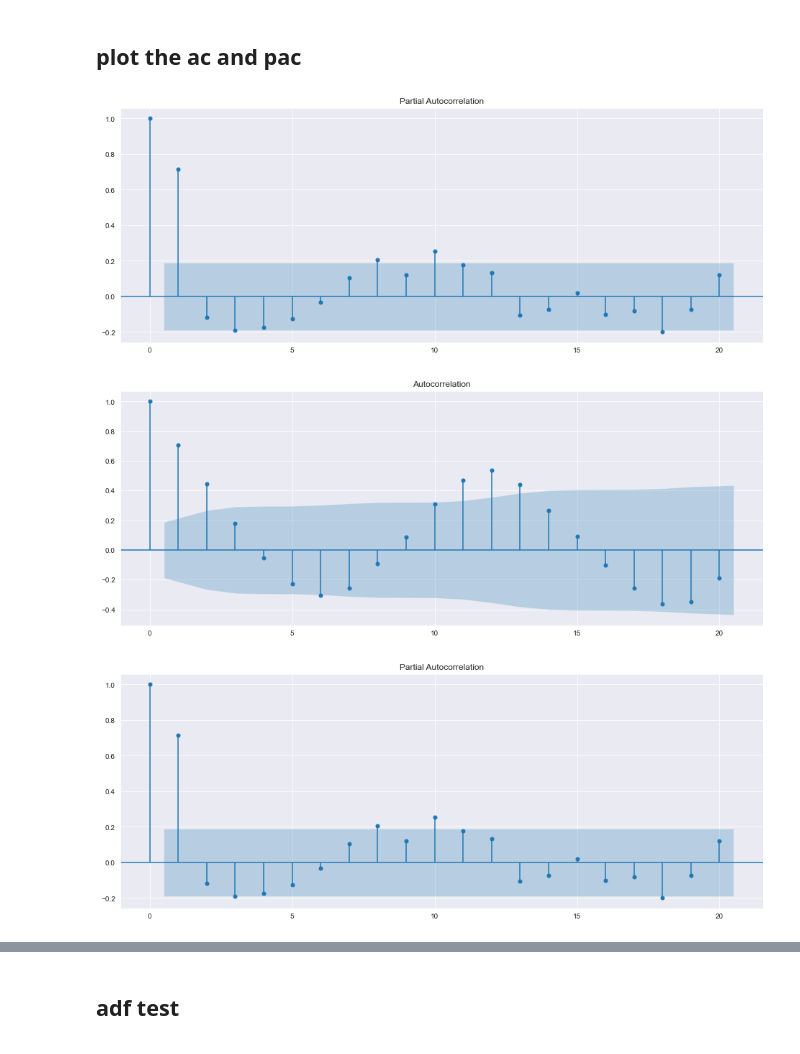
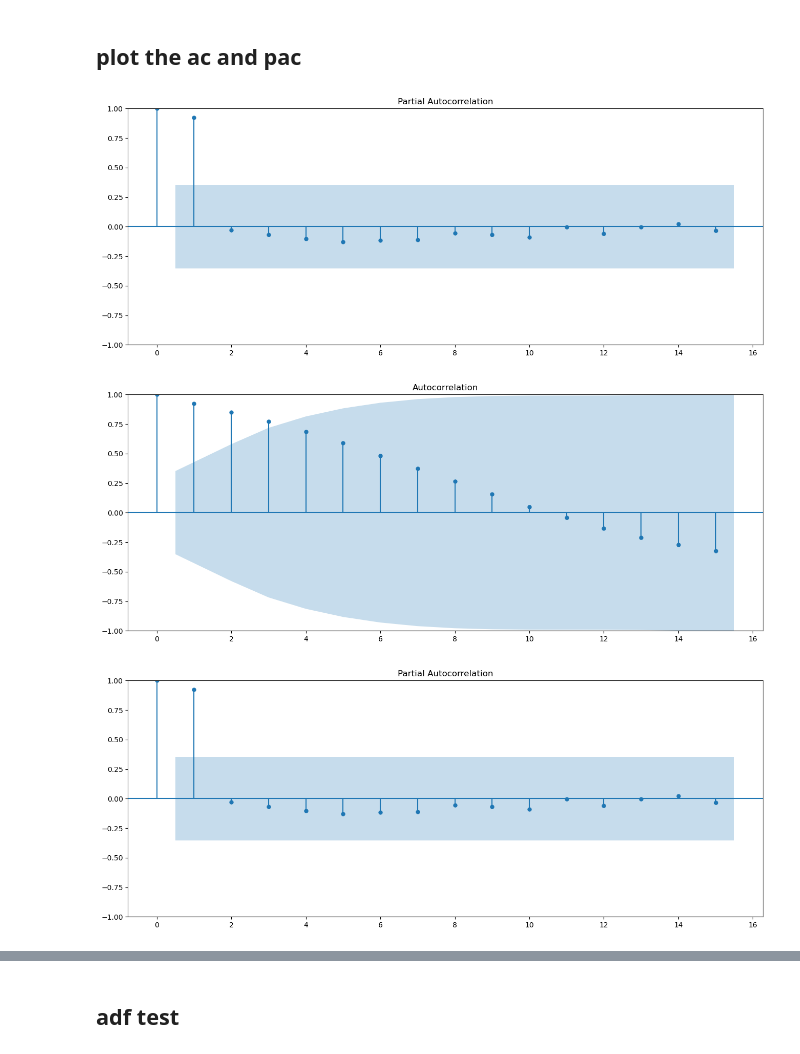
Before and after one commit to Michael-Morgan-Giles/regression_analysis, a Jupyter notebook: 3_time_series/time_series_intro.ipynb, the cells around one changed output, grey strips where cells are left out. Saved outputs shown, nothing was run; the diff lists cells and outputs as text; code cells hidden in the pictures.

```diff
--- a/3_time_series/time_series_intro.ipynb
+++ b/3_time_series/time_series_intro.ipynb
@@ -11,7 +18,6 @@ from statsmodels.iolib.summary2 import summary_col
 # %% [markdown]
 ## set up seaborn parameters for plotting
 # %%
-sns.set_style('darkgrid')
 pd.plotting.register_matplotlib_converters()
 # Default figure size
 sns.mpl.rc('figure',figsize=(16, 6))
@@ -41,0 +24,17 @@ df.head()
+# %%
+df = pd.read_csv("https://raw.githubusercontent.com/Michael-Morgan-Giles/python-causality-handbook/refs/heads/master/causal-inference-for-the-brave-and-true/data/smoking.csv")
+
+# filter for california
+df = df[df['california'] == True]
+
+# add binary variable for excise tax intro
+df['excise_tax_intro'] = np.where(df['after_treatment'] == True,1,0)
+
+df = df[['year', 'cigsale','retprice','excise_tax_intro']]
+
+# create log variables for elasticity estimates:
+for x in ['cigsale','retprice']:
+    df[f"ln_{x}"] = np.log(df[x])
+
+# print info
+df.info()
@@ -225,7 +75,3 @@ from statsmodels.tsa.stattools     import adfuller, acf, pacf
 from statsmodels.graphics.tsaplots import plot_acf, plot_pacf
 # %% [markdown]
 ## set time index
-# %%
-df['time'] = df['t']
-df = df.set_index('time')
-df.head()
@@ -292,9 +92,9 @@ the pacf of unem [ 1.          0.94976181  0.07801601  0.14359301  0.11598492  0
 # %% [markdown]
 ## plot the ac and pac
 # %%
-plot_acf(df['prcfat'], lags=20)
-plot_pacf(df['prcfat'], lags=20)
+plot_acf(df['cigsale'], lags=15)
+plot_pacf(df['cigsale'], lags=15)
 # %% [output]
-[figure, old version]
+[figure, new version]
-[figure, old version]
+[figure, new version]
-[figure, old version]
+[figure, new version]
```
Also changed, not shown: parts of 61 cells of this notebook, 4 other files.
